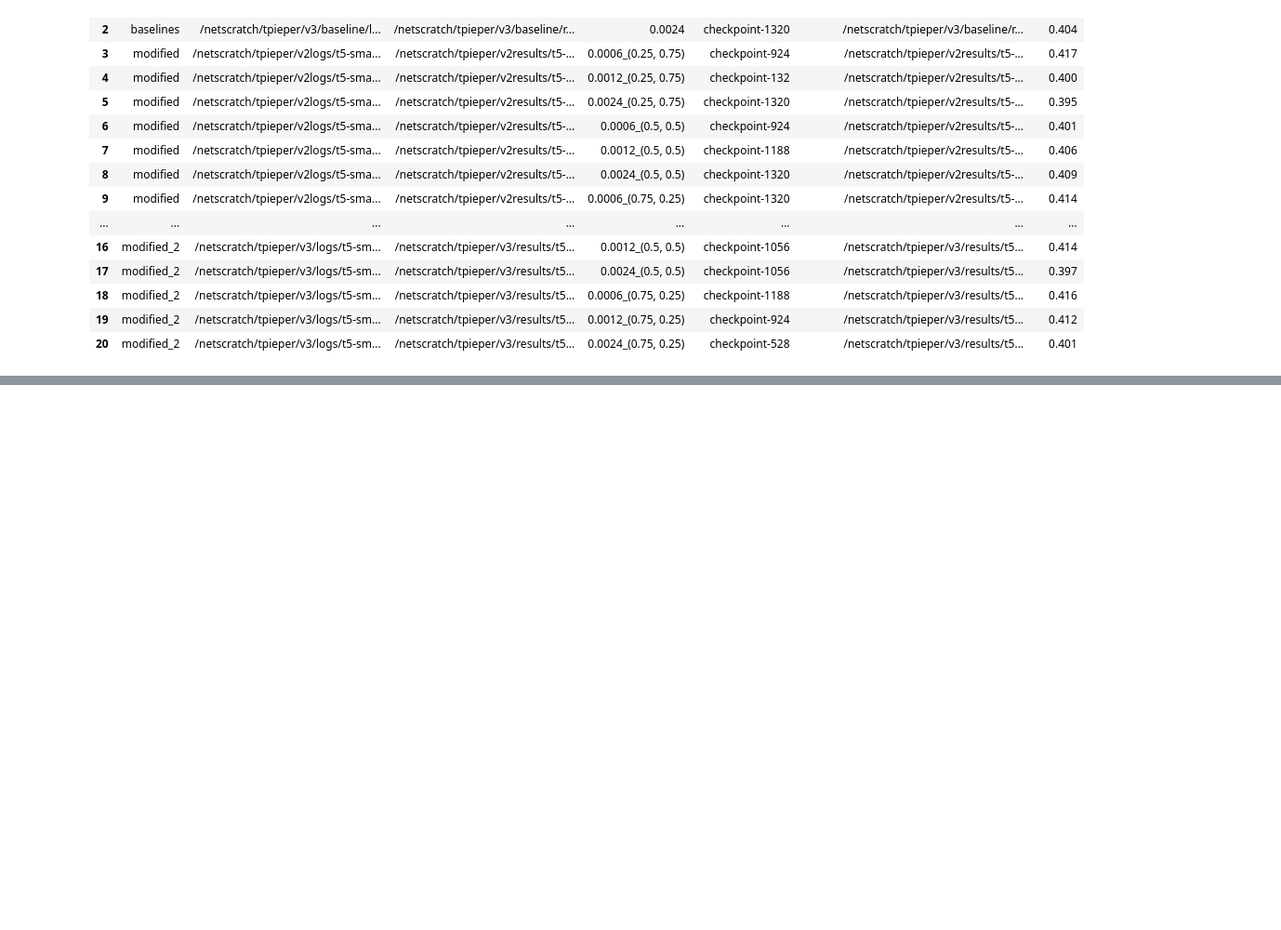
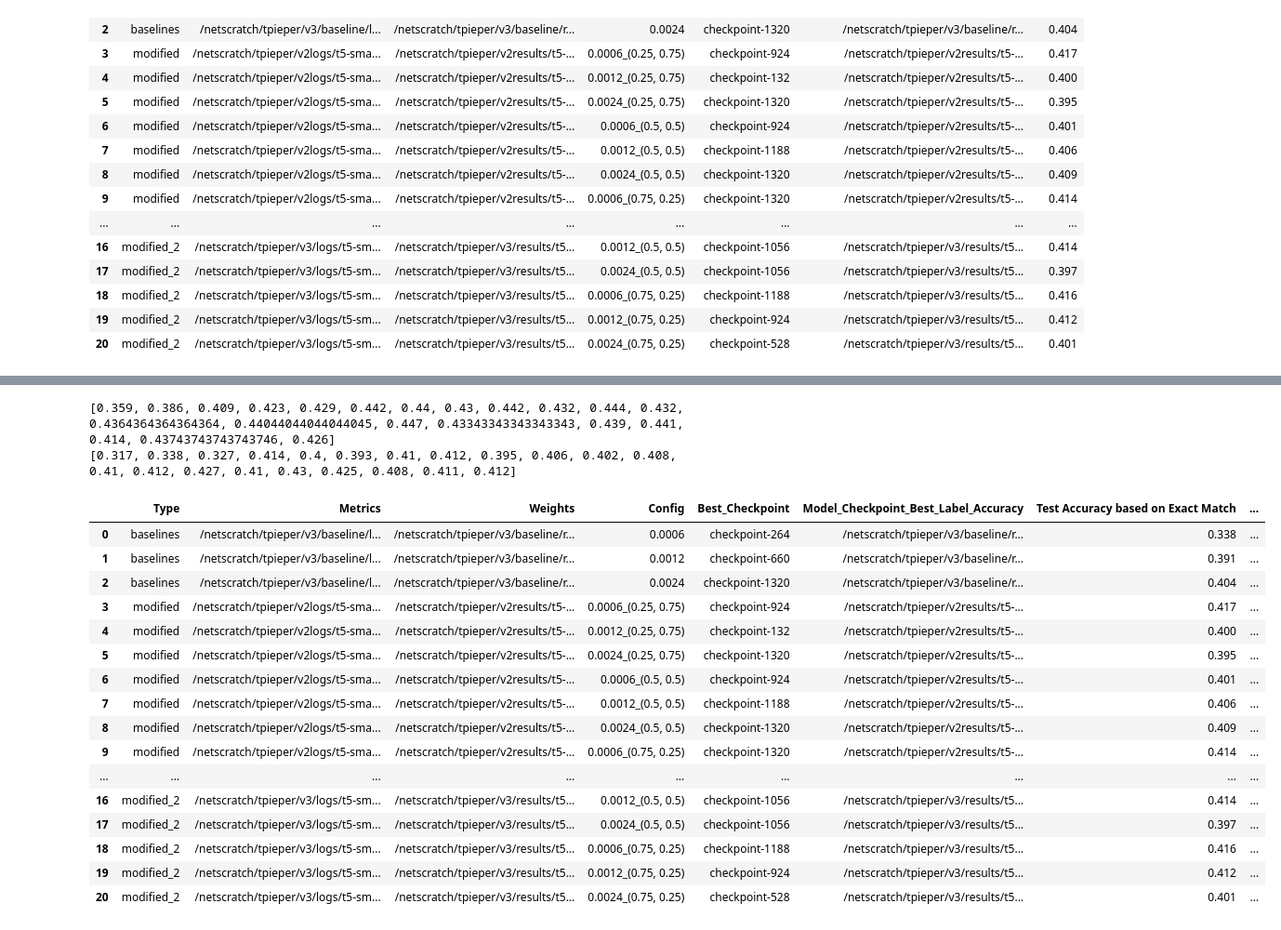
Before and after one commit to tomlpieper/ba, a Jupyter notebook: plotting.ipynb, the cells around one changed output, grey strips where cells are left out. Shown at 93% size. Drawn from its saved outputs; the diff is of its cells as text; code cells hidden in the pictures; blank space fills up the shorter version.

Commit message:
concat dataframe

```diff
--- a/plotting.ipynb
+++ b/plotting.ipynb
@@ -355,0 +393,39 @@ df
+# %%
+def extract_metrics_from_json(path: str):
+    try:
+        with open(path, 'r') as file:
+            data = json.load(file)
+            # Assuming the last entry in log_history contains the final eval/test metrics
+            # Check for None and set a default value if necessary
+            eval_accuracy = 0  # Default value if not found
+            test_accuracy = 0  # Default value if not found
+
+            for entry in data['log_history']:
+                if 'test_label_accuracy' in entry:
+                    test_accuracy = entry['test_label_accuracy']
+                elif 'test_exact_match_accuracy' in entry:
+                    test_accuracy = entry['test_exact_match_accuracy']
+
+                if 'eval_label_accuracy' in entry and entry['eval_label_accuracy'] > eval_accuracy:
+                    eval_accuracy = entry['eval_label_accuracy']
+                elif 'eval_exact_match_accuracy' in entry and entry['eval_exact_match_accuracy'] > eval_accuracy:
+                    eval_accuracy = entry['eval_exact_match_accuracy']
+
+        return eval_accuracy, test_accuracy
+
+    except Exception as e:
+        raise Exception(f"Error reading file: {e}")
+        # raise ValueError("File not found")
+# %%
+list_eval_accuracies = []
+list_test_accuracies = []
+for i in all_files:
+    eval_acc, test_acc = extract_metrics_from_json(i)
+    list_eval_accuracies.append(eval_acc)
+    list_test_accuracies.append(test_acc)
+# %%
+print(list_eval_accuracies)
+print(list_test_accuracies)
+# %% [output]
+[0.359, 0.386, 0.409, 0.423, 0.429, 0.442, 0.44, 0.43, 0.442, 0.432, 0.444, 0.432, 0.4364364364364364, 0.44044044044044045, 0.447, 0.43343343343343343, 0.439, 0.441, 0.414, 0.43743743743743746, 0.426]
+[0.317, 0.338, 0.327, 0.414, 0.4, 0.393, 0.41, 0.412, 0.395, 0.406, 0.402, 0.408, 0.41, 0.412, 0.427, 0.41, 0.43, 0.425, 0.408, 0.411, 0.412]
@@ -355,0 +436,20 @@ df
+# %%
+df
+# %% [output]
+|  | Type | Metrics | Weights | Config | Best_Checkpoint | Model_Checkpoint_Best_Label_Accuracy | Test Accuracy based on Exact Match | ... |
+| 0 | baselines | /netscratch/tpieper/v3/baseline/l... | /netscratch/tpieper/v3/baseline/r... | 0.0006 | checkpoint-264 | /netscratch/tpieper/v3/baseline/r... | 0.338 | ... |
+| 1 | baselines | /netscratch/tpieper/v3/baseline/l... | /netscratch/tpieper/v3/baseline/r... | 0.0012 | checkpoint-660 | /netscratch/tpieper/v3/baseline/r... | 0.391 | ... |
+| 2 | baselines | /netscratch/tpieper/v3/baseline/l... | /netscratch/tpieper/v3/baseline/r... | 0.0024 | checkpoint-1320 | /netscratch/tpieper/v3/baseline/r... | 0.404 | ... |
+| 3 | modified | /netscratch/tpieper/v2logs/t5-sma... | /netscratch/tpieper/v2results/t5-... | 0.0006_(0.25, 0.75) | checkpoint-924 | /netscratch/tpieper/v2results/t5-... | 0.417 | ... |
+| 4 | modified | /netscratch/tpieper/v2logs/t5-sma... | /netscratch/tpieper/v2results/t5-... | 0.0012_(0.25, 0.75) | checkpoint-132 | /netscratch/tpieper/v2results/t5-... | 0.400 | ... |
+| 5 | modified | /netscratch/tpieper/v2logs/t5-sma... | /netscratch/tpieper/v2results/t5-... | 0.0024_(0.25, 0.75) | checkpoint-1320 | /netscratch/tpieper/v2results/t5-... | 0.395 | ... |
+| 6 | modified | /netscratch/tpieper/v2logs/t5-sma... | /netscratch/tpieper/v2results/t5-... | 0.0006_(0.5, 0.5) | checkpoint-924 | /netscratch/tpieper/v2results/t5-... | 0.401 | ... |
+| 7 | modified | /netscratch/tpieper/v2logs/t5-sma... | /netscratch/tpieper/v2results/t5-... | 0.0012_(0.5, 0.5) | checkpoint-1188 | /netscratch/tpieper/v2results/t5-... | 0.406 | ... |
+| 8 | modified | /netscratch/tpieper/v2logs/t5-sma... | /netscratch/tpieper/v2results/t5-... | 0.0024_(0.5, 0.5) | checkpoint-1320 | /netscratch/tpieper/v2results/t5-... | 0.409 | ... |
+| 9 | modified | /netscratch/tpieper/v2logs/t5-sma... | /netscratch/tpieper/v2results/t5-... | 0.0006_(0.75, 0.25) | checkpoint-1320 | /netscratch/tpieper/v2results/t5-... | 0.414 | ... |
+| ... | ... | ... | ... | ... | ... | ... | ... | ... |
+| 16 | modified_2 | /netscratch/tpieper/v3/logs/t5-sm... | /netscratch/tpieper/v3/results/t5... | 0.0012_(0.5, 0.5) | checkpoint-1056 | /netscratch/tpieper/v3/results/t5... | 0.414 | ... |
+| 17 | modified_2 | /netscratch/tpieper/v3/logs/t5-sm... | /netscratch/tpieper/v3/results/t5... | 0.0024_(0.5, 0.5) | checkpoint-1056 | /netscratch/tpieper/v3/results/t5... | 0.397 | ... |
+| 18 | modified_2 | /netscratch/tpieper/v3/logs/t5-sm... | /netscratch/tpieper/v3/results/t5... | 0.0006_(0.75, 0.25) | checkpoint-1188 | /netscratch/tpieper/v3/results/t5... | 0.416 | ... |
+| 19 | modified_2 | /netscratch/tpieper/v3/logs/t5-sm... | /netscratch/tpieper/v3/results/t5... | 0.0012_(0.75, 0.25) | checkpoint-924 | /netscratch/tpieper/v3/results/t5... | 0.412 | ... |
+| 20 | modified_2 | /netscratch/tpieper/v3/logs/t5-sm... | /netscratch/tpieper/v3/results/t5... | 0.0024_(0.75, 0.25) | checkpoint-528 | /netscratch/tpieper/v3/results/t5... | 0.401 | ... |
```
Also changed, not shown: parts of 8 cells of this notebook, 1 other file.
